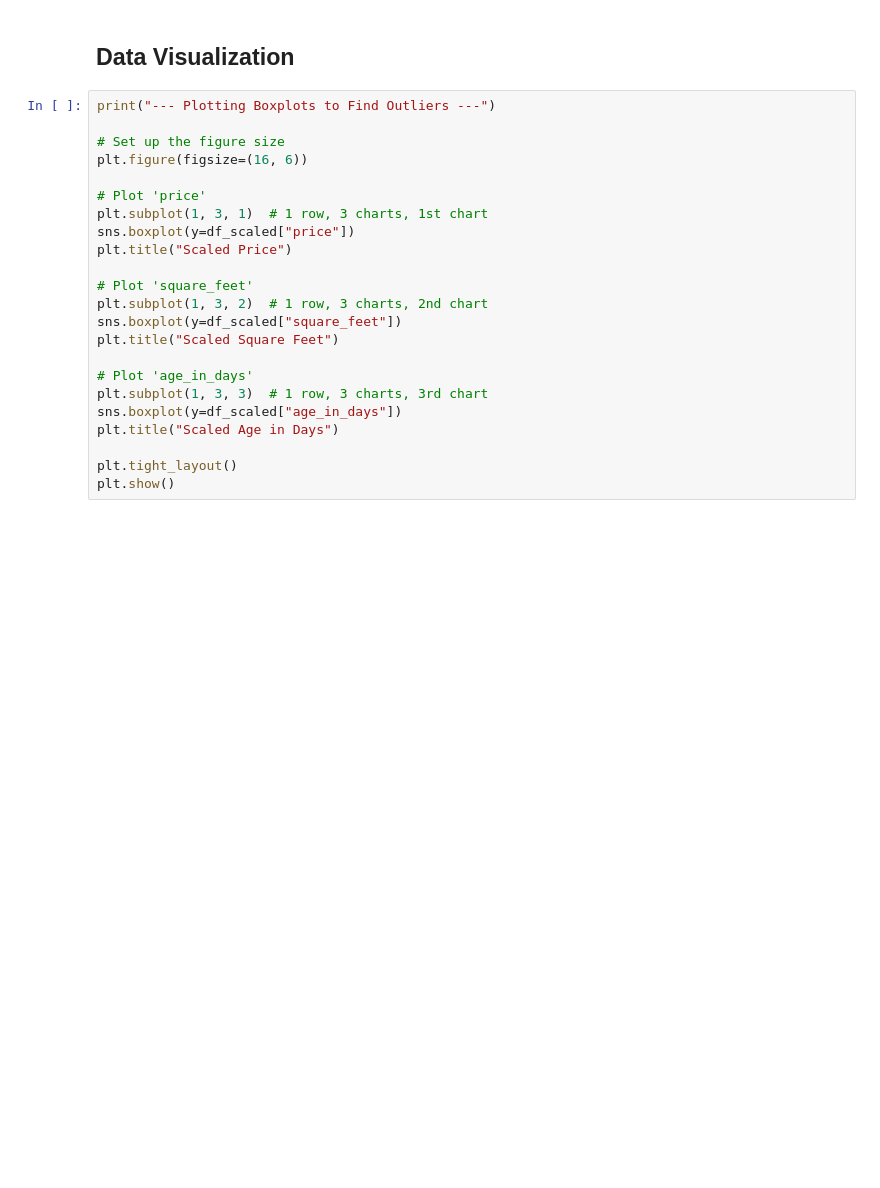
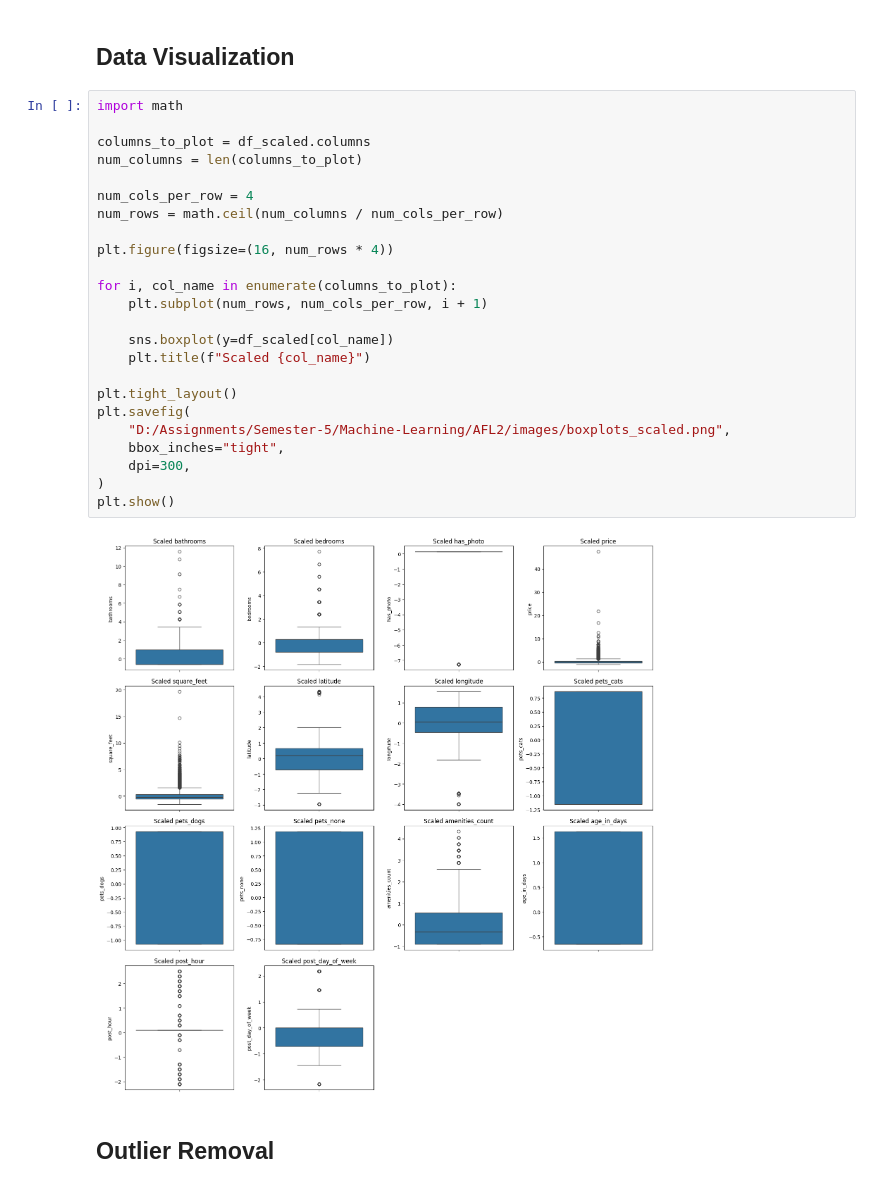
Before and after one commit to Verzional/S5-ML-AFL2, a Jupyter notebook: main.ipynb, the cells around one changed output. Drawn from its saved outputs; the diff is of its cells as text; blank space fills up the shorter version.

```diff
--- a/main.ipynb
+++ b/main.ipynb
@@ -461,25 +461,30 @@ df_scaled.describe()
 # %% [markdown]
 ## Data Visualization
 # %%
-print("--- Plotting Boxplots to Find Outliers ---")
+import math
 
-# Set up the figure size
-plt.figure(figsize=(16, 6))
+columns_to_plot = df_scaled.columns
+num_columns = len(columns_to_plot)
 
-# Plot 'price'
-plt.subplot(1, 3, 1)  # 1 row, 3 charts, 1st chart
-sns.boxplot(y=df_scaled["price"])
-plt.title("Scaled Price")
+num_cols_per_row = 4
+num_rows = math.ceil(num_columns / num_cols_per_row)
 
-# Plot 'square_feet'
-plt.subplot(1, 3, 2)  # 1 row, 3 charts, 2nd chart
-sns.boxplot(y=df_scaled["square_feet"])
-plt.title("Scaled Square Feet")
+plt.figure(figsize=(16, num_rows * 4))
 
-# Plot 'age_in_days'
-plt.subplot(1, 3, 3)  # 1 row, 3 charts, 3rd chart
-sns.boxplot(y=df_scaled["age_in_days"])
-plt.title("Scaled Age in Days")
+for i, col_name in enumerate(columns_to_plot):
+    plt.subplot(num_rows, num_cols_per_row, i + 1)
+
+    sns.boxplot(y=df_scaled[col_name])
+    plt.title(f"Scaled {col_name}")
 
 plt.tight_layout()
+plt.savefig(
+    "D:/Assignments/Semester-5/Machine-Learning/AFL2/images/boxplots_scaled.png",
+    bbox_inches="tight",
+    dpi=300,
+)
 plt.show()
+# %% [output]
+[figure, added]
+# %% [markdown]
+## Outlier Removal
```
Also changed, not shown: parts of 2 cells of this notebook, 2 other files.
